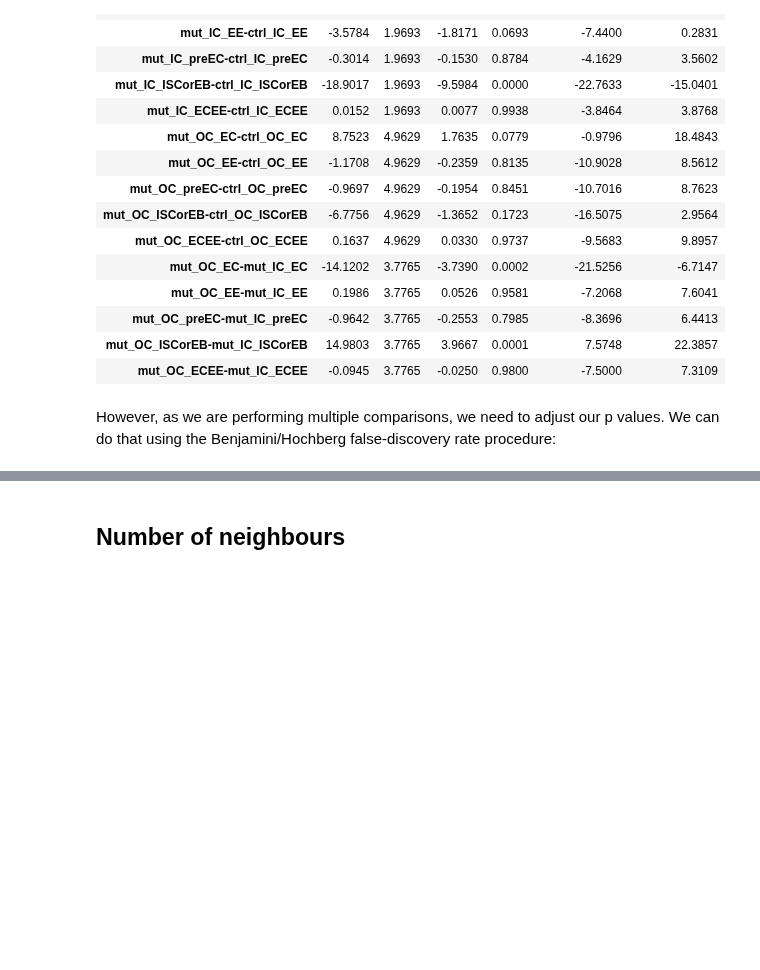
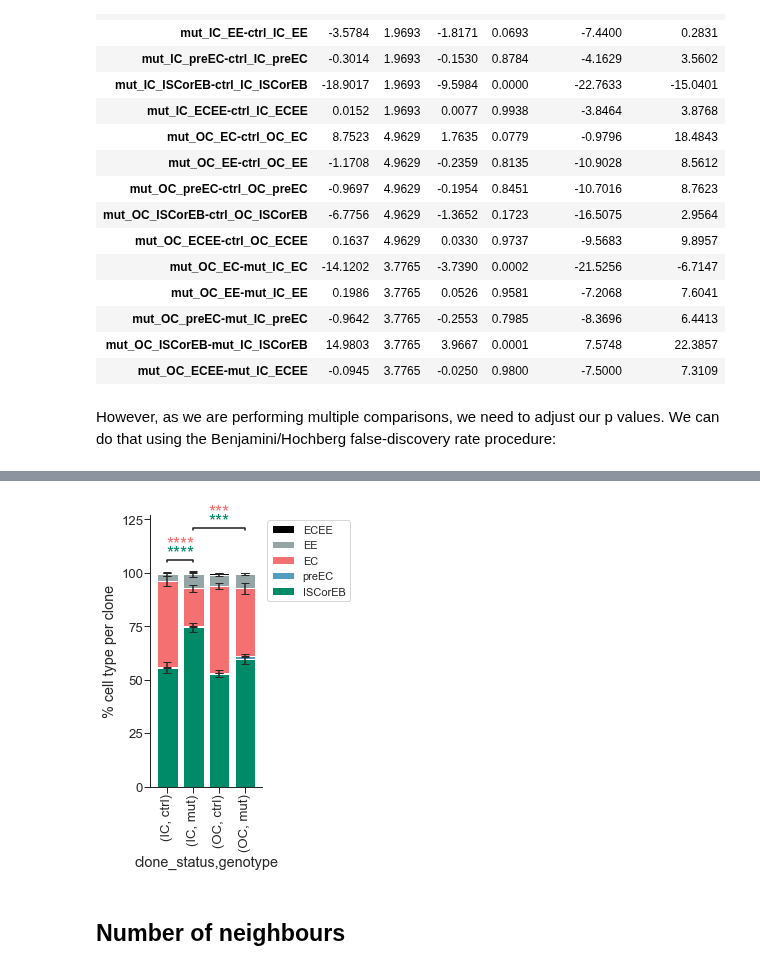
Before and after one commit to morriso1/clonedetective, a Jupyter notebook: 04_Tutorial_Downstream_Analysis_Python.ipynb, the cells around one changed output, grey strips where cells are left out. Saved outputs shown, nothing was run; the diff lists cells and outputs as text; code cells hidden in the pictures; blank space fills up the shorter version.

Commit message:
updated downstream python to include new stat anot functions

```diff
--- a/04_Tutorial_Downstream_Analysis_Python.ipynb
+++ b/04_Tutorial_Downstream_Analysis_Python.ipynb
@@ -381,4 +357,4 @@ def pvals_to_stat_anots(
 ):
     return pd.cut(
         t_test_df["pval_fdr_bh"], bins=(0,) + pval_thresholds, labels=annotations
-    ).astype(str).tolist()
+    ).astype(str)
@@ -416,3 +380,33 @@ with sns.plotting_context("notebook", font_scale=1.2):
+# %%
+# convert t_test_results to annotations:
+stat_anots = pvals_to_stat_anots(t_test_df["pval_fdr_bh"])
+
+with sns.plotting_context("notebook", font_scale=1.2):
+    ca.create_stack_bar_plot(
+        percentage_df_mean,
+        percentage_df_sem,
+        x_figSize=2,
+        y_figSize=5,
+        color_pal=["#008b68", "#539DC2", "#F57171", "#95a5a6", "#000000"],
+        bar_width=0.8,
+        y_label="% cell type per clone",
+    )
+    plot_stat_annotation(
+        (0, 1),
+        105,
+        stat_anots[["mut_IC_EC-ctrl_IC_EC", "mut_IC_ISCorEB-ctrl_IC_ISCorEB"]],
+        sep=1,
+        text_colors=["#008b68", "#F57171"],
+    )
+    plot_stat_annotation(
+        (1, 3),
+        120,
+        stat_anots[["mut_OC_EC-mut_IC_EC", "mut_OC_ISCorEB-mut_IC_ISCorEB"]],
+        sep=1,
+        text_colors=["#008b68", "#F57171"],
+    )
+# %% [output]
+[figure, added]
 # %% [markdown]
 ## Number of neighbours
 # %% [markdown]
```
Also changed, not shown: parts of 5 cells of this notebook, 3 other files.
